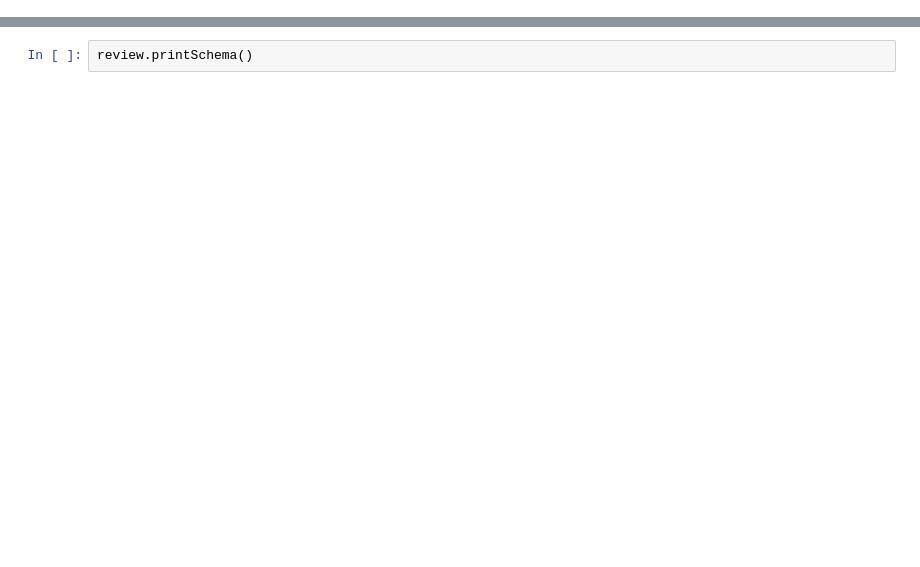
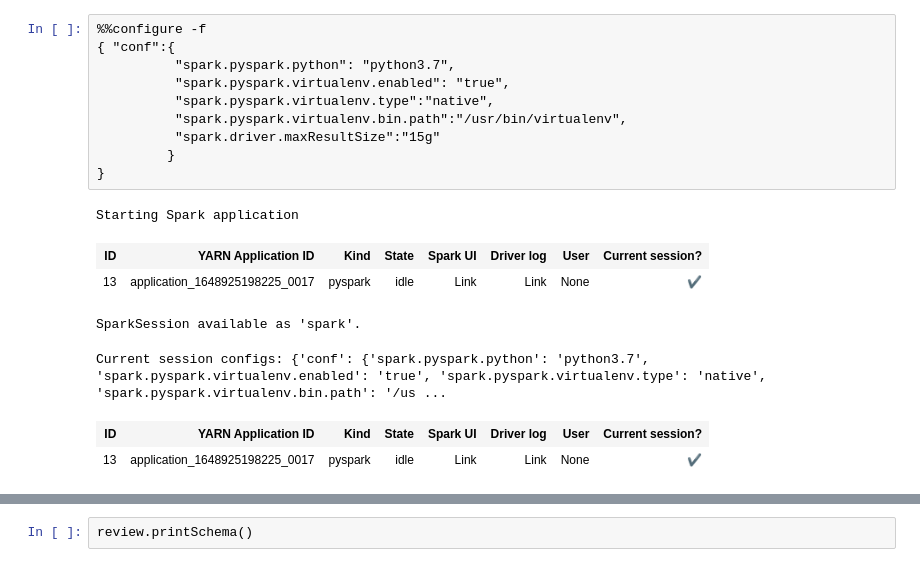
Before and after one commit to Necronoxia/Cdac_proj_yelp, a Jupyter notebook: EDA/Review_EDA.ipynb, the cells around one changed output, grey strips where cells are left out. Cells and saved outputs as stored; diff of their text form; blank space fills up the shorter version.

```diff
--- a/EDA/Review_EDA.ipynb
+++ b/EDA/Review_EDA.ipynb
@@ -0,0 +9,18 @@
+# %%
+%%configure -f
+{ "conf":{
+          "spark.pyspark.python": "python3.7",
+          "spark.pyspark.virtualenv.enabled": "true",
+          "spark.pyspark.virtualenv.type":"native",
+          "spark.pyspark.virtualenv.bin.path":"/usr/bin/virtualenv",
+          "spark.driver.maxResultSize":"15g"
+         }
+}
+# %% [output]
+Starting Spark application
+| ID | YARN Application ID | Kind | State | Spark UI | Driver log | User | Current session? |
+| 13 | application_1648925198225_0017 | pyspark | idle | Link | Link | None | ✔ |
+SparkSession available as 'spark'.
+Current session configs: {'conf': {'spark.pyspark.python': 'python3.7', 'spark.pyspark.virtualenv.enabled': 'true', 'spark.pyspark.virtualenv.type': 'native', 'spark.pyspark.virtualenv.bin.path': '/us ...
+| ID | YARN Application ID | Kind | State | Spark UI | Driver log | User | Current session? |
+| 13 | application_1648925198225_0017 | pyspark | idle | Link | Link | None | ✔ |
```
Also changed, not shown: parts of 32 cells of this notebook.
